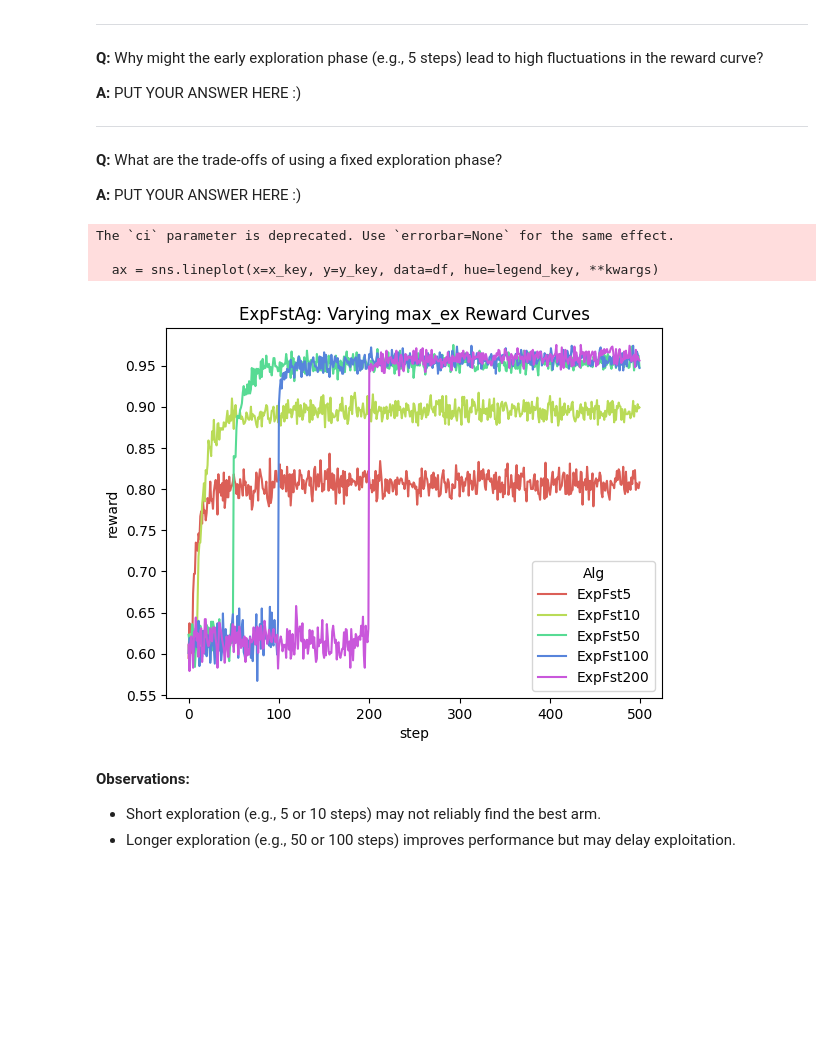
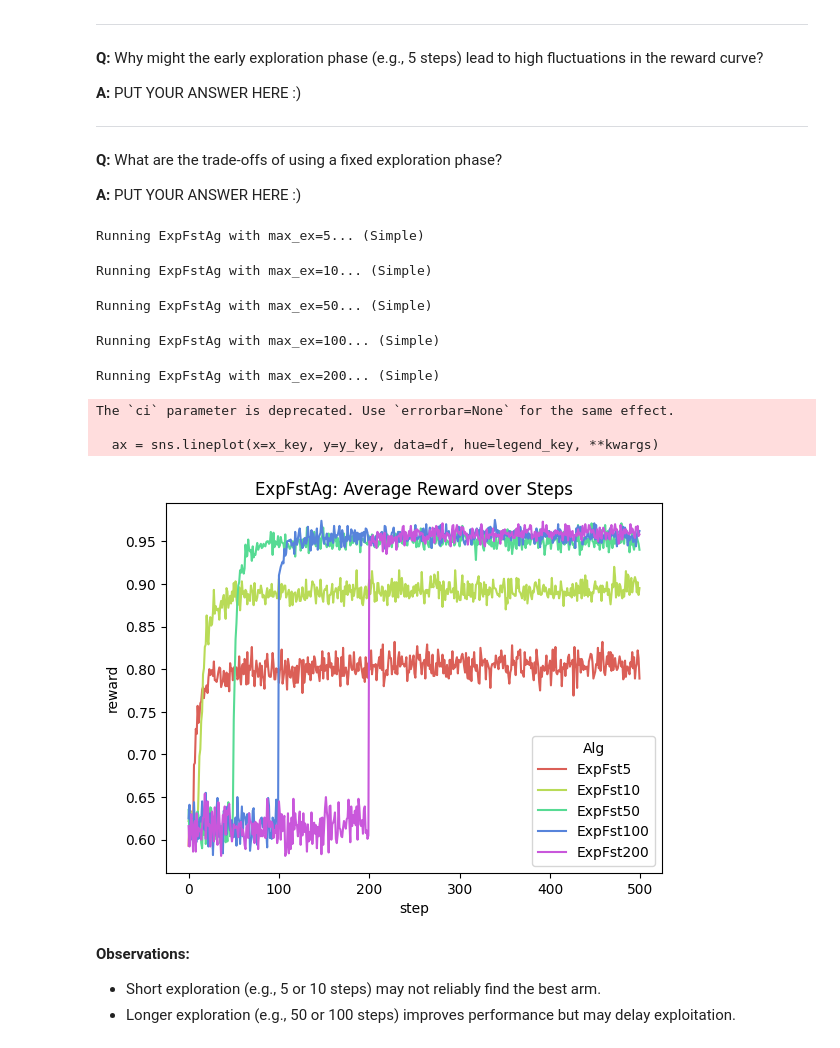
Before and after one commit to ParsaGhezelbash/DeepRL, a Jupyter notebook: HW/HW 6/HW6_Notebook.ipynb, the cells around one changed output. Cells and saved outputs as stored; diff of their text form; code cells hidden in the pictures; blank space fills up the shorter version.

```diff
--- a/HW/HW 6/HW6_Notebook.ipynb
+++ b/HW/HW 6/HW6_Notebook.ipynb
@@ -293,16 +291,28 @@ The `ci` parameter is deprecated. Use `errorbar=None` for the same effect.
 **A:** PUT YOUR ANSWER HERE :)
 # %%
 # TODO: Run ExpFstAg for various max_ex values: [5, 10, 50, 100, 200] (Simple placeholder)
+
+expfst_logs = []
 for ex in [5, 10, 50, 100, 200]:
     # Placeholder loop: no actual plotting here.
     print(f"Running ExpFstAg with max_ex={ex}... (Simple)")
     expfst_agent = ExpFstAg(n_act=len(p_arr), max_ex=ex)
     expfst_log = mab_swp([expfst_agent], p_arr, [f'ExpFst{ex}'], n_runs=1000, max_steps=500)
+    expfst_logs.append(expfst_log)
+expfst_combined = pd.concat(expfst_logs, ignore_index=True)
+plot_logs(expfst_combined, x_key='step', y_key='reward', legend_key='Alg', estimator='mean', ci=None)
+plt.title("ExpFstAg: Average Reward over Steps")
+plt.show()
 # %% [output]
-The `ci` parameter is deprecated. Use `errorbar=None` for the same effect.
-
-  ax = sns.lineplot(x=x_key, y=y_key, data=df, hue=legend_key, **kwargs)
+Running ExpFstAg with max_ex=5... (Simple)
+Running ExpFstAg with max_ex=10... (Simple)
+Running ExpFstAg with max_ex=50... (Simple)
+Running ExpFstAg with max_ex=100... (Simple)
+Running ExpFstAg with max_ex=200... (Simple)
+The `ci` parameter is deprecated. Use `errorbar=None` for the same effect.
+
+  ax = sns.lineplot(x=x_key, y=y_key, data=df, hue=legend_key, **kwargs)
-[figure, old version]
+[figure, new version]
 # %% [markdown]
 **Observations:**
 - Short exploration (e.g., 5 or 10 steps) may not reliably find the best arm.
```
Also changed, not shown: parts of 14 cells of this notebook, 1 other file.
